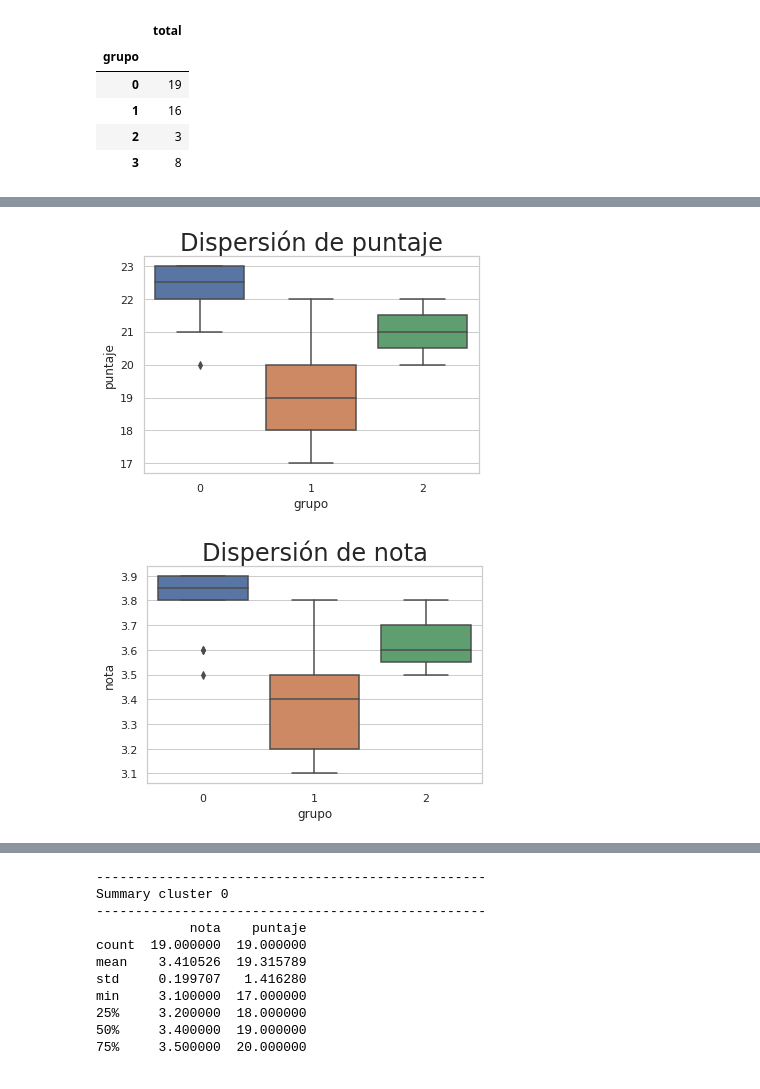
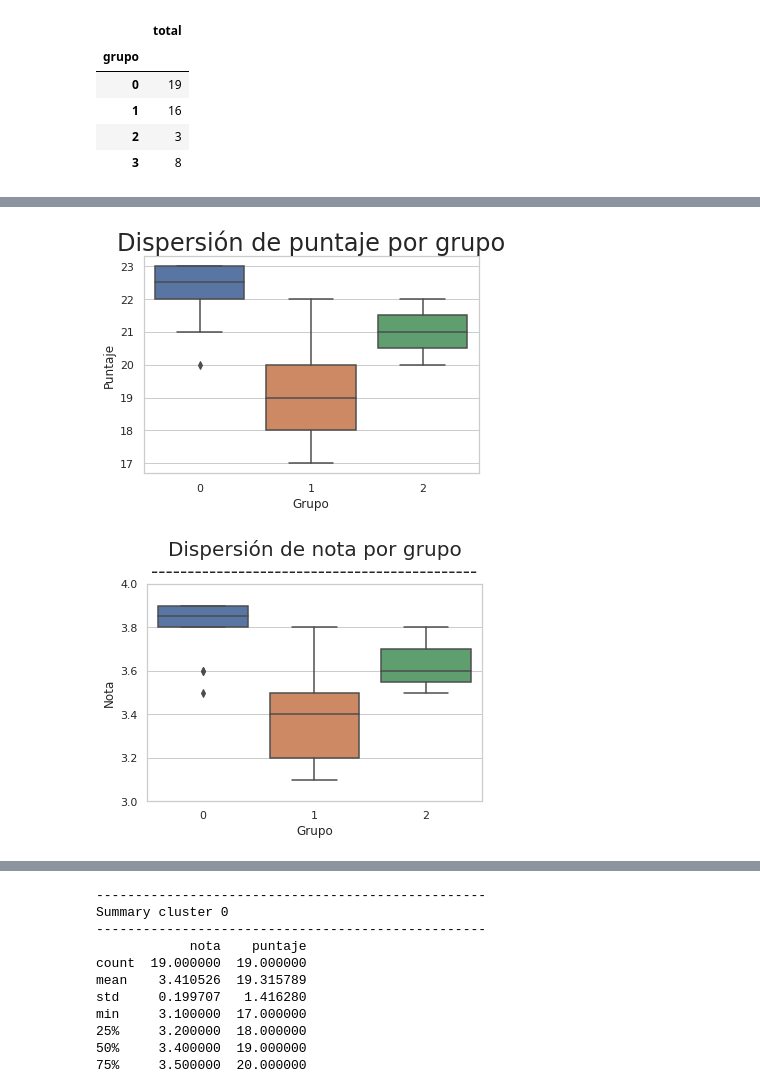
Before and after one commit to jamezahidalgo/PilotoTutoria, a Jupyter notebook: PRY_ModeloTutoria.ipynb, the cells around one changed output, grey strips where cells are left out. Saved outputs shown, nothing was run; the diff lists cells and outputs as text; code cells hidden in the pictures.

```diff
--- a/PRY_ModeloTutoria.ipynb
+++ b/PRY_ModeloTutoria.ipynb
@@ -111,3 +111,11 @@ plt.ylabel("Densidad")
 plt.show();
 # %% [output]
 [figure]
+# %%
+sns.set(style='whitegrid')
+f, ax = plt.subplots(1,1, figsize=(12, 8))
+ax = sns.histplot(data_frame['nota'], kde = True, color = 'c')
+plt.title('Distribución de notas', fontsize = 28)
+plt.xlabel("Notas")
+plt.ylabel("Densidad")
+plt.show();
@@ -644,10 +693,16 @@ ax = sns.boxplot(y='nota', data= data_final_x)
 # %%
 ax = sns.boxplot(x="grupo", y="puntaje", data=data_final_x)
-ax.set_title("Dispersión de puntaje", fontsize=24);
+ax.set_xlabel("Grupo")
+ax.set_ylabel("Puntaje")
+ax.set_title("Dispersión de puntaje por grupo", fontsize=24);
 # %% [output]
-[figure, old version]
+[figure, new version]
 # %%
 ax = sns.boxplot(x="grupo", y="nota", data=data_final_x)
-ax.set_title("Dispersión de nota", fontsize=24);
+min_value = np.min(data_final_x.nota)
+ax.set_ylim(min_value-0.1,4.0)
+ax.set_xlabel("Grupo")
+ax.set_ylabel("Nota")
+ax.set_title("Dispersión de nota por grupo\n"+"-"*45, fontsize=20);
 # %% [output]
-[figure, old version]
+[figure, new version]
```
Also changed, not shown: parts of 26 cells of this notebook, 1 other file.
